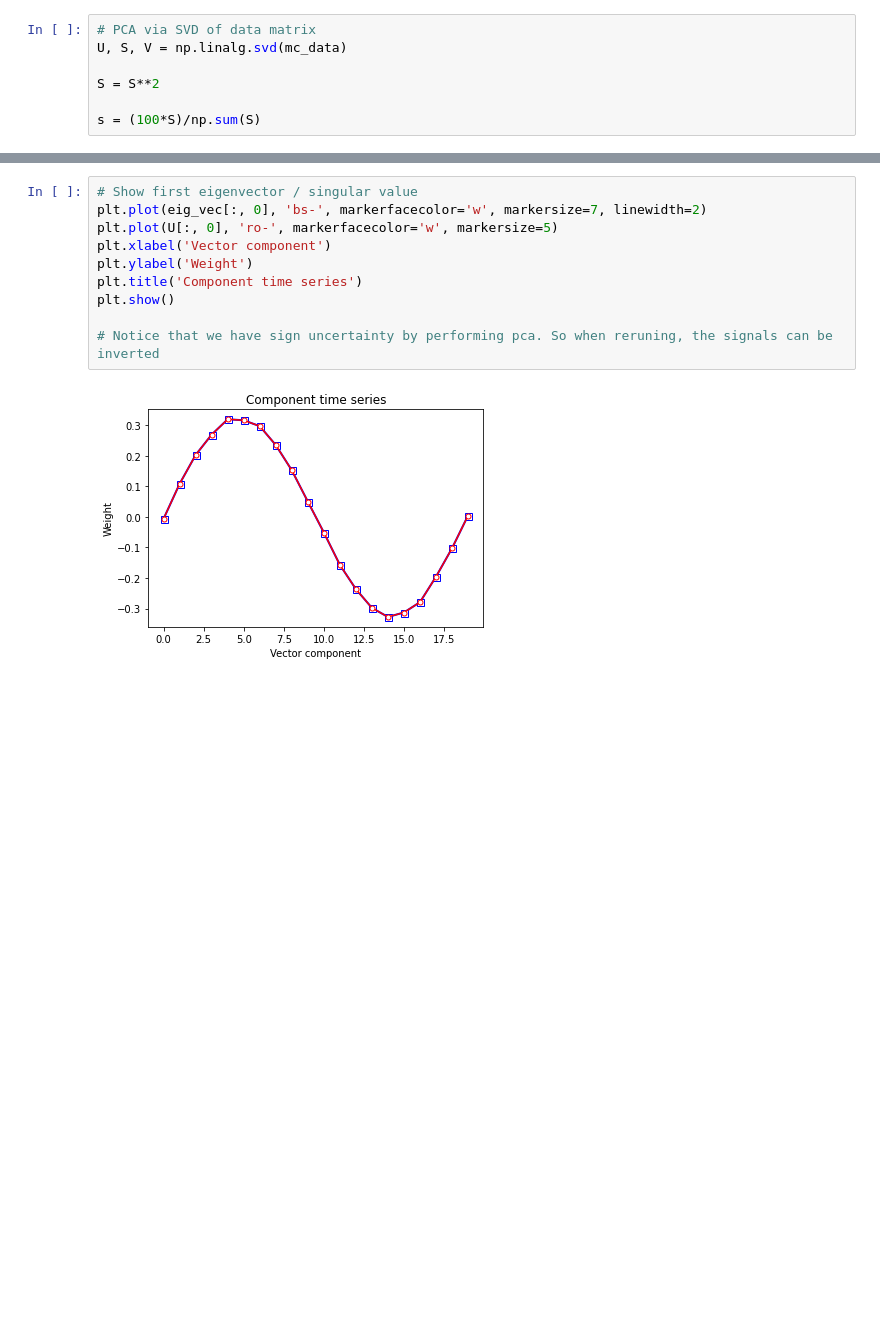
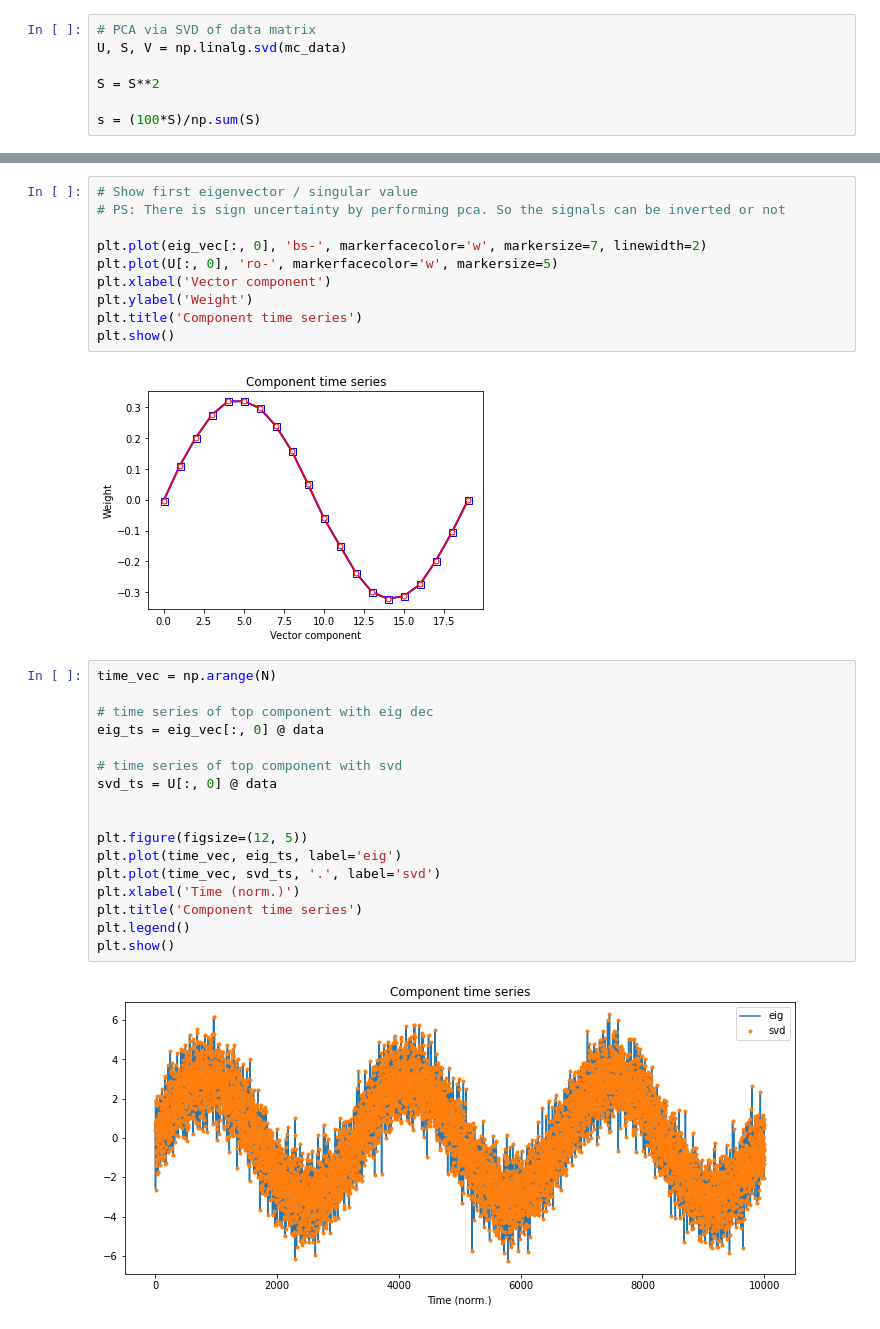
Before and after one commit to chyumin/learning, a Jupyter notebook: pca_neural_data/Section4/31. PCA via SVD and covariance.ipynb, the cells around one changed output, grey strips where cells are left out. Drawn from its saved outputs; the diff is of its cells as text; blank space fills up the shorter version.

```diff
--- a/pca_neural_data/Section4/31. PCA via SVD and covariance.ipynb
+++ b/pca_neural_data/Section4/31. PCA via SVD and covariance.ipynb
@@ -56,12 +53,31 @@ plt.show()
 # %%
 # Show first eigenvector / singular value
+# PS: There is sign uncertainty by performing pca. So the signals can be inverted or not
+
 plt.plot(eig_vec[:, 0], 'bs-', markerfacecolor='w', markersize=7, linewidth=2)
 plt.plot(U[:, 0], 'ro-', markerfacecolor='w', markersize=5)
 plt.xlabel('Vector component')
 plt.ylabel('Weight')
 plt.title('Component time series')
 plt.show()
-
-# Notice that we have sign uncertainty by performing pca. So when reruning, the signals can be inverted
 # %% [output]
 [figure]
+# %%
+time_vec = np.arange(N)
+
+# time series of top component with eig dec
+eig_ts = eig_vec[:, 0] @ data
+
+# time series of top component with svd
+svd_ts = U[:, 0] @ data
+
+
+plt.figure(figsize=(12, 5))
+plt.plot(time_vec, eig_ts, label='eig')
+plt.plot(time_vec, svd_ts, '.', label='svd')
+plt.xlabel('Time (norm.)')
+plt.title('Component time series')
+plt.legend()
+plt.show()
+# %% [output]
+[figure, added]
```
Also changed, not shown: parts of 5 cells of this notebook.
